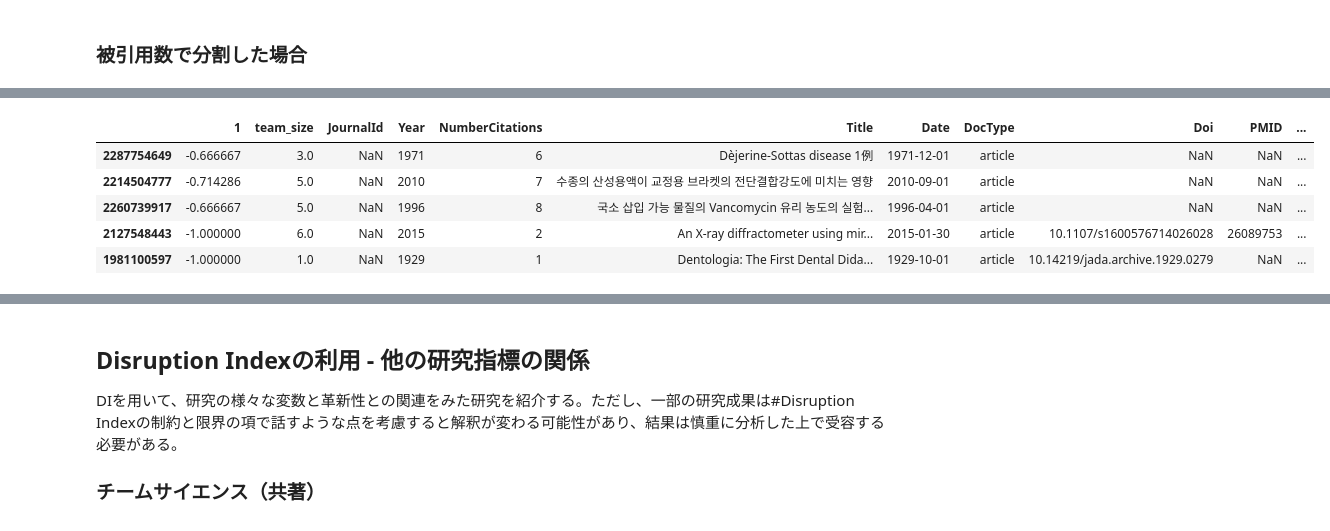
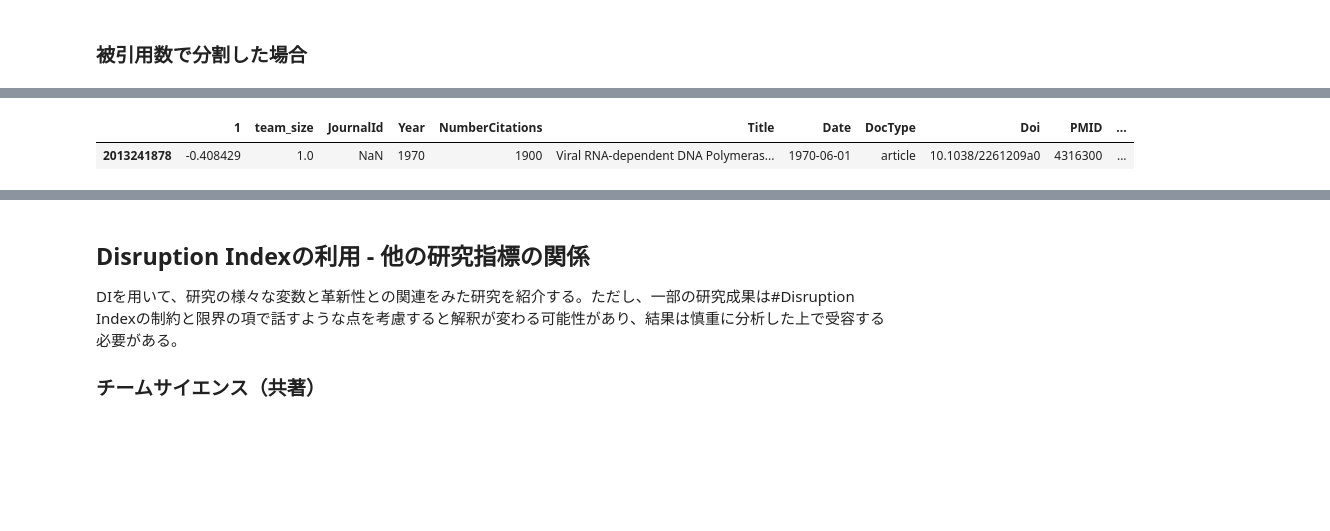
Before and after one commit to ScisciJP/tutorial_jp, a Jupyter notebook: 3-Disruptiveness.ipynb, the cells around one changed output, grey strips where cells are left out. Saved outputs shown, nothing was run; the diff lists cells and outputs as text; code cells hidden in the pictures; blank space fills up the shorter version.

```diff
--- a/3-Disruptiveness.ipynb
+++ b/3-Disruptiveness.ipynb
@@ -76,15 +75,20 @@ os.chdir('/content/sample_data/scisciJP2024_tutorial')
 sys.path
 
 DATA_DIR = '/content/sample_data/scisciJP2024_tutorial/supplementary/'
-INPUT_WORKS_DF_PKL = DATA_DIR + 'random_works_df.pkl'
-INPUT_CITATIONS_DF_PKL = DATA_DIR + 'random_rel_ref_df.pkl'
-# INPUT_CITATIONS_GB_DF_PKL = DATA_DIR + 'citations_gb_df.pkl'
+INPUT_WORKS_DF_PKL = DATA_DIR + 'random_works_small_df.pkl'
+INPUT_CITATIONS_DF_PKL = DATA_DIR + 'random_rel_ref_small_df.pkl'
 INPUT_WU_WORKS_LIST_SMALL_PKL = DATA_DIR + 'teamsize_impact_disrup_refAge_refPop_small.pkl'
 # %%
 works_df = pd.read_pickle(INPUT_WORKS_DF_PKL)
-citations_df = pd.read_pickle(INPUT_CITATIONS_DF_PKL).astype({"source": np.int64, "target": np.int64})
+citations_df = pd.read_pickle(INPUT_CITATIONS_DF_PKL)
 W = pickle.load(open(INPUT_WU_WORKS_LIST_SMALL_PKL, 'rb'))
-display(works_df[:5], len(works_df), citations_df[:5], len(citations_df), W[:5], len(W))
+def citation_groupby(df_citation):
+    citations_source_gp = df_citation.groupby('source').agg(list)
+    citations_target_gp = df_citation.groupby('target').agg(list)
+    df_citation_gp = pd.concat([citations_source_gp,citations_target_gp],axis = 1)
+    return df_citation_gp
+citations_gb = citation_groupby(citations_df)
+display(works_df[:3], len(works_df), citations_df[:3], len(citations_df), citations_gb[citations_gb['source'].notna()][:3], len(citations_gb), W[:3], len(W))
 # %% [output]
 |  | JournalId | Year | NumberCitations | Title | Date | DocType | Doi | PMID | Volume | ... |
 | PublicationId |  |  |  |  |  |  |  |  |  | ... |
@@ -507,9 +479,5 @@ filtered_df[filtered_df[1] == 1][:5].merge(works_df, left_index=True, right_inde
 # %%
-filtered_df[filtered_df[1] < -0.6][:5].merge(works_df, left_index=True, right_index=True)
+filtered_df[filtered_df.index == 2013241878].merge(works_df, left_index=True, right_index=True)
 # %% [output]
 |  | 1 | team_size | JournalId | Year | NumberCitations | Title | Date | DocType | Doi | PMID | ... |
-| 2287754649 | -0.666667 | 3.0 | NaN | 1971 | 6 | Dèjerine-Sottas disease 1例 | 1971-12-01 | article | NaN | NaN | ... |
-| 2214504777 | -0.714286 | 5.0 | NaN | 2010 | 7 | 수종의 산성용액이 교정용 브라켓의 전단결합강도에 미치는 영향 | 2010-09-01 | article | NaN | NaN | ... |
-| 2260739917 | -0.666667 | 5.0 | NaN | 1996 | 8 | 국소 삽입 가능 물질의 Vancomycin 유리 농도의 실험... | 1996-04-01 | article | NaN | NaN | ... |
-| 2127548443 | -1.000000 | 6.0 | NaN | 2015 | 2 | An X-ray diffractometer using mir... | 2015-01-30 | article | 10.1107/s1600576714026028 | 26089753 | ... |
-| 1981100597 | -1.000000 | 1.0 | NaN | 1929 | 1 | Dentologia: The First Dental Dida... | 1929-10-01 | article | 10.14219/jada.archive.1929.0279 | NaN | ... |
+| 2013241878 | -0.408429 | 1.0 | NaN | 1970 | 1900 | Viral RNA-dependent DNA Polymeras... | 1970-06-01 | article | 10.1038/2261209a0 | 4316300 | ... |
```
Also changed, not shown: parts of 15 cells of this notebook, 3 other files.
